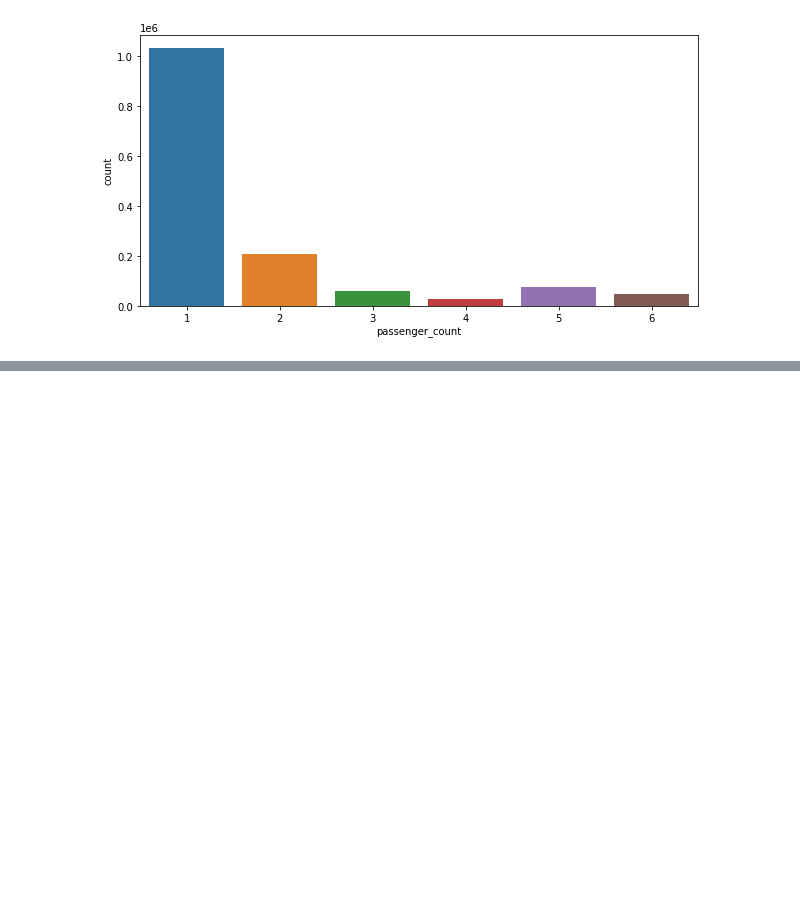
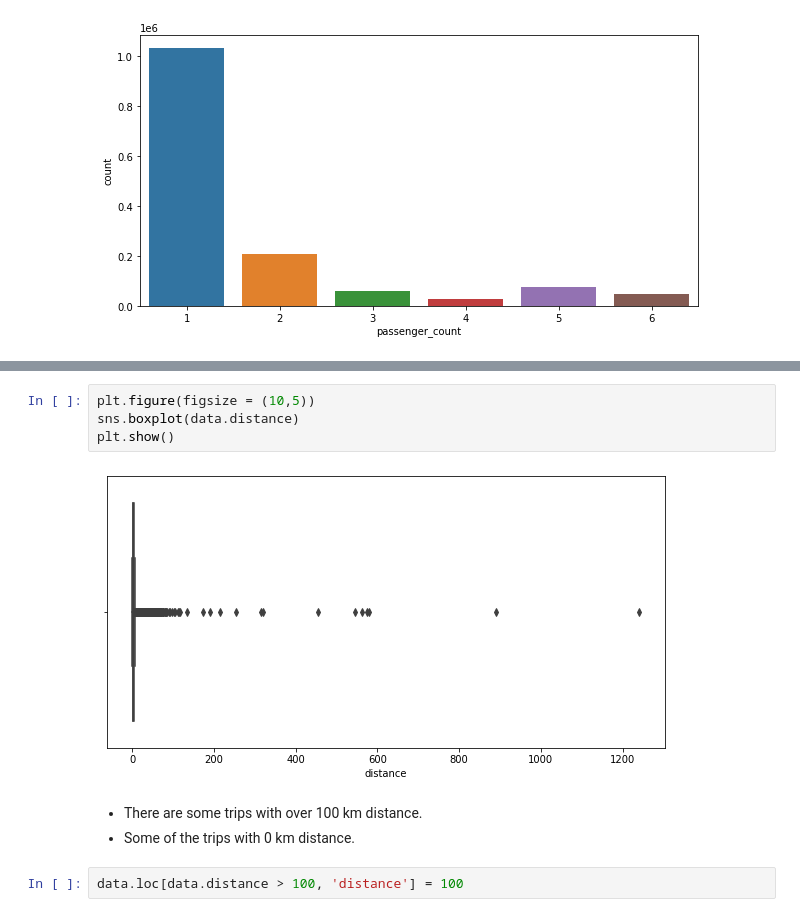
Before and after one commit to AmirKhan6219/NYC-Taxi-Trip-Time-Prediction, a Jupyter notebook: NYC_Taxi_Trip_Time_prediction.ipynb, the cells around one changed output, grey strips where cells are left out. Drawn from its saved outputs; the diff is of its cells as text; blank space fills up the shorter version.

```diff
--- a/NYC_Taxi_Trip_Time_prediction.ipynb
+++ b/NYC_Taxi_Trip_Time_prediction.ipynb
@@ -276,0 +310,11 @@ sns.countplot(x='passenger_count',data=data)
+# %%
+plt.figure(figsize = (10,5))
+sns.boxplot(data.distance)
+plt.show()
+# %% [output]
+[figure, added]
+# %% [markdown]
+*   There are some trips with over 100 km distance.
+*   Some of the trips with 0 km distance.
+# %%
+data.loc[data.distance > 100, 'distance'] = 100
```
Also changed, not shown: parts of 9 cells of this notebook.
